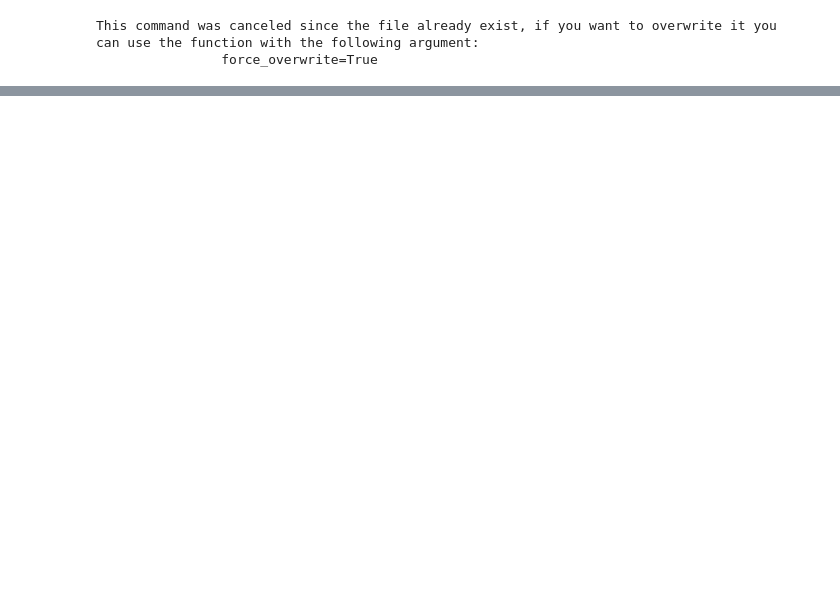
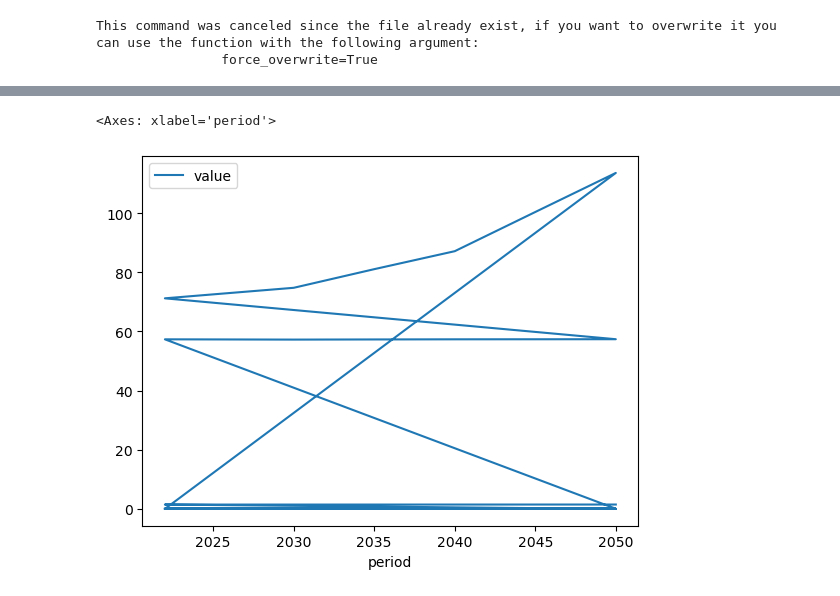
Before and after one commit to alexrob18/elec_lca, a Jupyter notebook: dev/test_class.ipynb, the cells around one changed output, grey strips where cells are left out. Cells and saved outputs as stored; diff of their text form; code cells hidden in the pictures; blank space fills up the shorter version.

```diff
--- a/dev/test_class.ipynb
+++ b/dev/test_class.ipynb
@@ -96,0 +91,9 @@ No input were provided for target scenario, period, location
+# %%
+test = elec_obj.get_all_results().copy().reset_index()
+test = test[test["impact_method"] = impact_method]
+
+fig = elec_obj.get_all_results().copy().reset_index().plot.line(x="period", y="value")
+fig
+# %% [output]
+<Axes: xlabel='period'>
+[figure, added]
```
Also changed, not shown: parts of 8 cells of this notebook, 3 other files.
